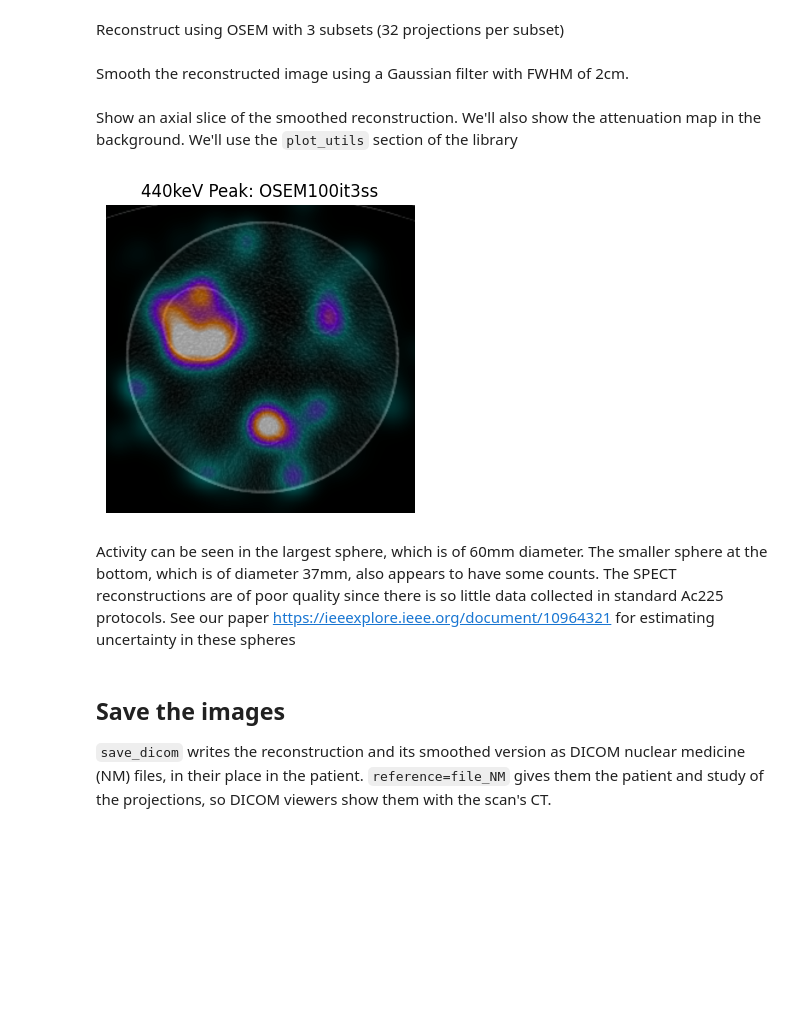
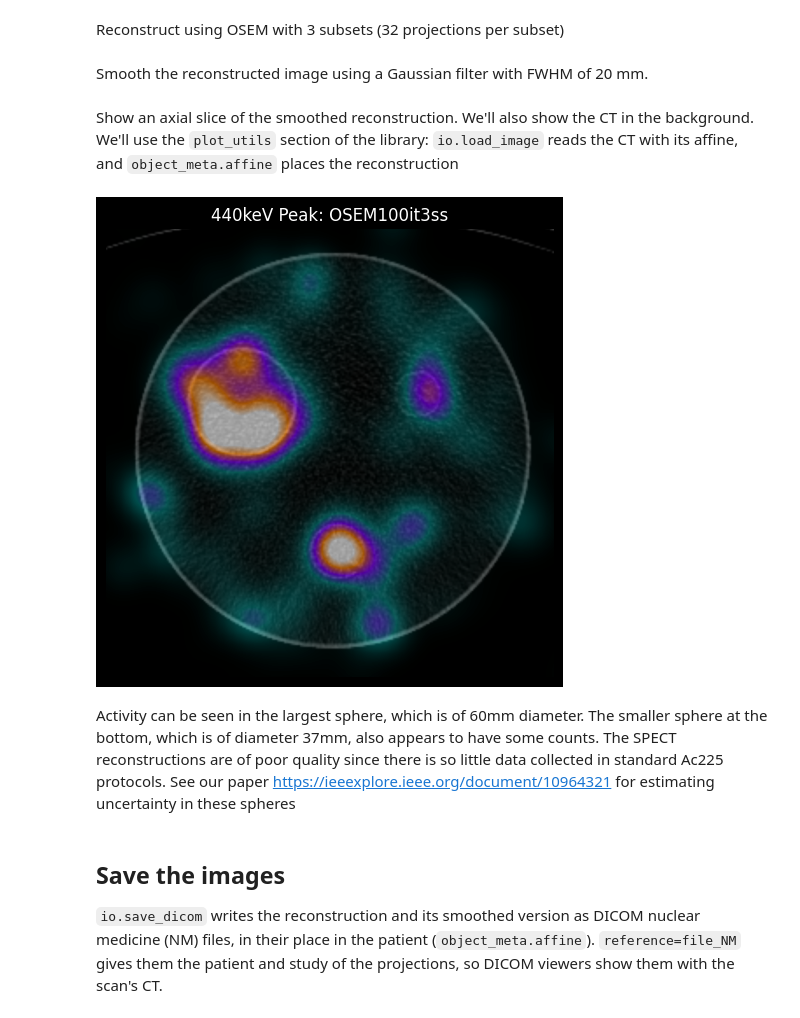
Before and after one commit to PyTomography/PyTomography, a Jupyter notebook: docs/source/notebooks/t_ac225_dicom_recon.ipynb, the cells around one changed output. Saved outputs shown, nothing was run; the diff lists cells and outputs as text; code cells hidden in the pictures; blank space fills up the shorter version.

```diff
--- a/docs/source/notebooks/t_ac225_dicom_recon.ipynb
+++ b/docs/source/notebooks/t_ac225_dicom_recon.ipynb
@@ -63,6 +71,5 @@ Define the peak, lower, and upper indices
 index_peak = 3
 index_lower = 4
 index_upper = 5
-object_meta, proj_meta = dicom.get_metadata(file_NM, index_peak=index_peak)
-projections = dicom.get_projections(file_NM)
-attenuation_map = dicom.get_attenuation_map_from_CT_slices(files_CT, file_NM, index_peak=index_peak)
+projections, object_meta, proj_meta = io.SPECT.read_dicom(file_NM)
+attenuation_map = io.attenuation_map(files_CT, object_meta, energy_keV=proj_meta.energy_windows[index_peak].photon_keV)
@@ -73,11 +78,12 @@ Lets get the photopeak and scatter
 # %%
 photopeak = projections[index_peak]
-scatter = dicom.get_energy_window_scatter_estimate_projections(file_NM, projections, index_peak=index_peak, index_lower=index_lower, index_upper=index_upper, sigma_theta=2, sigma_r=0.48, sigma_z=0.48, proj_meta=proj_meta)
+scatter = io.SPECT.energy_window_scatter(projections, proj_meta, peak=index_peak, lower=index_lower, upper=index_upper,
+                                         sigma_theta=2, sigma_r_mm=4.8, sigma_z_mm=4.8)
 # %% [markdown]
 Define system matrix
 # %%
 att_transform = SPECTAttenuationTransform(attenuation_map=attenuation_map)
-psf_transform = SPECTPSFTransform(psf_operator=psf_operator)
+psf_transform = SPECTPSFTransform(psf_operator=OperatorInCm(psf_operator))
 system_matrix = SPECTSystemMatrix(
         obj2obj_transforms = [att_transform,psf_transform],
         proj2proj_transforms = [],
@@ -93,57 +108,55 @@ Reconstruct using OSEM with 3 subsets (32 projections per subset)
 # %%
 recon = algorithm(n_iters=100, n_subsets=3)
 # %% [markdown]
-Smooth the reconstructed image using a Gaussian filter with FWHM of 2cm.
+Smooth the reconstructed image using a Gaussian filter with FWHM of 20 mm.
 # %%
-filter = GaussianFilter(2) # 2cm FWHM
+filter = GaussianFilter(20) # FWHM in mm
 filter.configure(object_meta, proj_meta)
 recon_smoothed = filter(recon)
 # %% [markdown]
-Show an axial slice of the smoothed reconstruction. We'll also show the attenuation map in the background. We'll use the `plot_utils` section of the library
+Show an axial slice of the smoothed reconstruction. We'll also show the CT in the background. We'll use the `plot_utils` section of the library: `io.load_image` reads the CT with its affine, and `object_meta.affine` places the reconstruction
 # %%
-CT = dicom.open_multifile(files_CT)
-affine_SPECT = dicom._get_affine_spect_projections(file_NM)
-affine_CT = dicom._get_affine_multifile(files_CT)
+ct = io.load_image(files_CT)
 SPECT_imshow_kwargs = {
     'cmap': plot_utils.pet_cmap,
     'interpolation': 'Gaussian',
     'alpha': 0.6,
     'vmin': 0,
     'vmax': 0.1,
     'zorder': 1, # this will ensure SPECT is on top of CT
     'origin': 'lower'
 }
 CT_imshow_kwargs = {
     'cmap': 'Greys_r',
     'interpolation': 'Gaussian',
     'vmin': -25, # HU
     'vmax': 300, # HU
     'zorder': 0,
     'origin': 'lower'
 }
 
-plt.figure(figsize=(10,4))
-plt.subplot(121)
-plt.title('440keV Peak: OSEM100it3ss')
+plt.figure(figsize=(5,5), facecolor='k')
+plt.title('440keV Peak: OSEM100it3ss', color='white')
 plot_utils.dual_imshow_axial(
     im1 = recon_smoothed,
-    im2 = CT,
+    im2 = ct.data,
     im1_idx = 70,
-    affine1 = affine_SPECT,
-    affine2 = affine_CT,
+    affine1 = object_meta.affine,
+    affine2 = ct.affine,
     imshow1_kwargs=SPECT_imshow_kwargs,
     imshow2_kwargs=CT_imshow_kwargs,
 )
 plt.axis('off')
 plt.xlim(-120,130)
 plt.ylim(-275,-25)
+plt.tight_layout()
 plt.show()
 # %% [output]
-[figure, old version]
+[figure, new version]
 # %% [markdown]
 Activity can be seen in the largest sphere, which is of 60mm diameter. The smaller sphere at the bottom, which is of diameter 37mm, also appears to have some counts. The SPECT reconstructions are of poor quality since there is so little data collected in standard Ac225 protocols. See our paper https://ieeexplore.ieee.org/document/10964321 for estimating uncertainty in these spheres
 # %% [markdown]
 ## Save the images
 
-`save_dicom` writes the reconstruction and its smoothed version as DICOM nuclear medicine (NM) files, in their place in the patient. `reference=file_NM` gives them the patient and study of the projections, so DICOM viewers show them with the scan's CT.
+`io.save_dicom` writes the reconstruction and its smoothed version as DICOM nuclear medicine (NM) files, in their place in the patient (`object_meta.affine`). `reference=file_NM` gives them the patient and study of the projections, so DICOM viewers show them with the scan's CT.
 # %%
```
Also changed, not shown: parts of 8 cells of this notebook.
